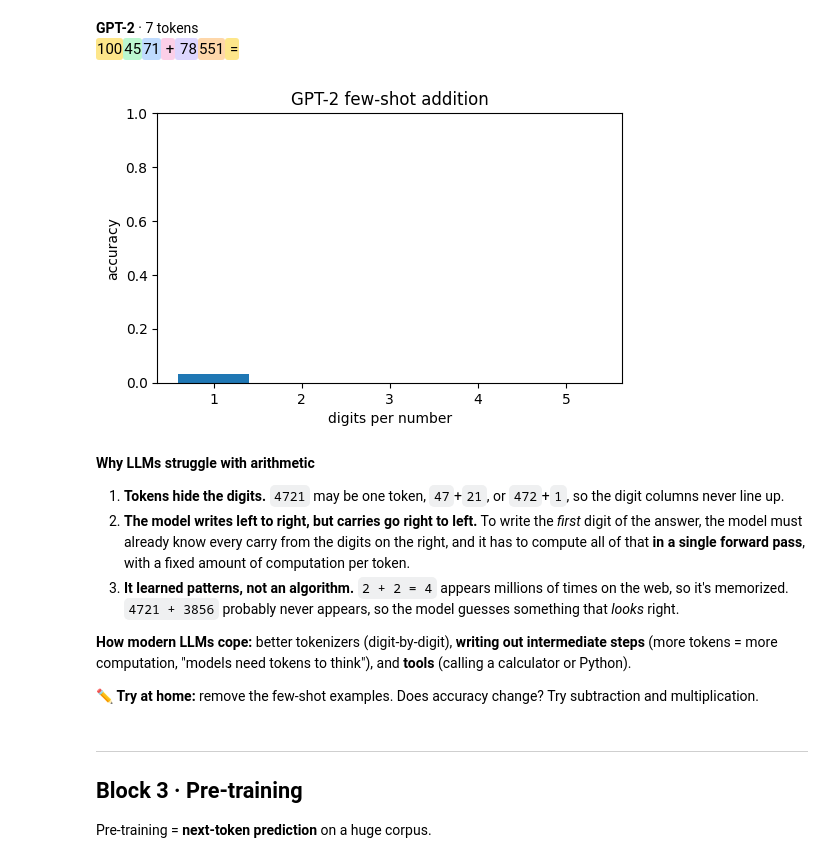
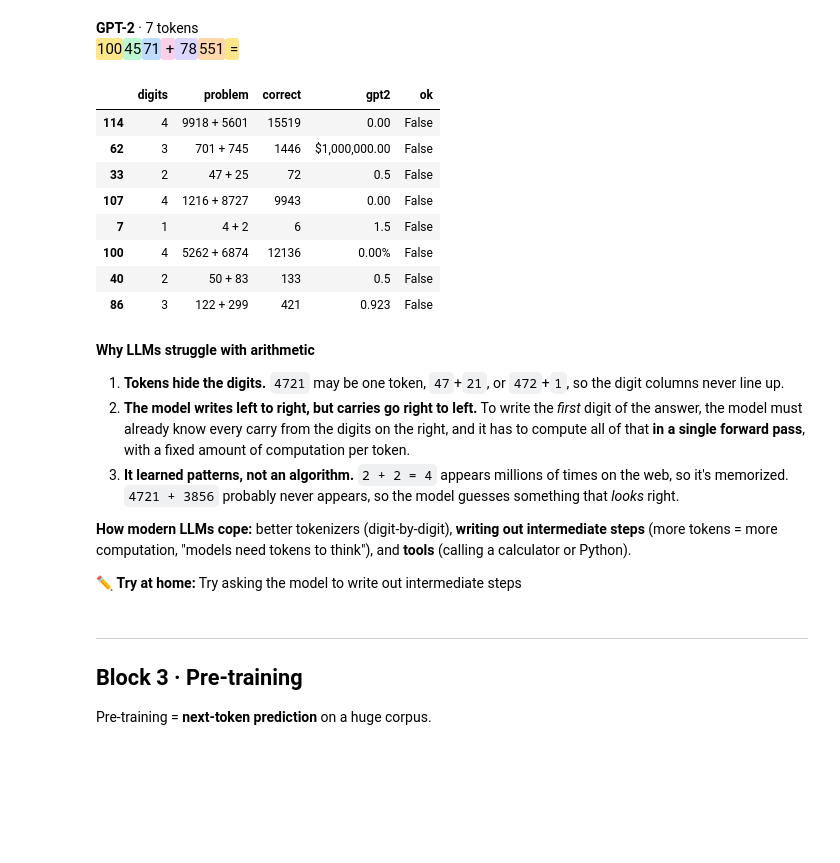
Before and after one commit to lopozz/ai-lectures, a Jupyter notebook: llm_train/llm_training_lab.ipynb, the cells around one changed output. Saved outputs shown, nothing was run; the diff lists cells and outputs as text; code cells hidden in the pictures; blank space fills up the shorter version.

```diff
--- a/llm_train/llm_training_lab.ipynb
+++ b/llm_train/llm_training_lab.ipynb
@@ -436,33 +466,33 @@ GPT-2 · 7 tokens
 1004571 + 78551 =
 # %%
 import random
-
-# A few solved examples so the model understands the format
-FEW_SHOT = "12 + 35 = 47\n58 + 21 = 79\n7 + 6 = 13\n140 + 23 = 163\n"
 
 @torch.no_grad()
 def ask_gpt2(a, b):
     """Ask GPT-2 to complete 'a + b =' (greedy decoding), return its answer as a string."""
-    prompt = FEW_SHOT + f"{a} + {b} ="
+    prompt = f"{a} + {b} ="
     ids = gpt2_tok(prompt, return_tensors="pt").input_ids.to(device)
     out = gpt2.generate(ids, max_new_tokens=10, do_sample=False, pad_token_id=gpt2_tok.eos_token_id)
     return gpt2_tok.decode(out[0, ids.shape[1]:]).split("\n")[0].strip()   # keep the first line only
 
 random.seed(0)
 results = []
 for n_digits in range(1, 6):
     lo, hi = (0 if n_digits == 1 else 10 ** (n_digits - 1)), 10 ** n_digits - 1
     for _ in range(30):
         a, b = random.randint(lo, hi), random.randint(lo, hi)
         answer = ask_gpt2(a, b)
         results.append(dict(digits=n_digits, problem=f"{a} + {b}", correct=str(a + b),
                             gpt2=answer, ok=answer == str(a + b)))
 res = pd.DataFrame(results)
-
-acc = res.groupby("digits")["ok"].mean()
-plt.figure(figsize=(6, 3.5))
-plt.bar(acc.index, acc.values)
-plt.xlabel("digits per number"); plt.ylabel("accuracy"); plt.ylim(0, 1)
-plt.title("GPT-2 few-shot addition"); plt.show()
+res[~res.ok].sample(8, random_state=0)
 # %% [output]
-[figure, removed]
+|  | digits | problem | correct | gpt2 | ok |
+| 114 | 4 | 9918 + 5601 | 15519 | 0.00 | False |
+| 62 | 3 | 701 + 745 | 1446 | $1,000,000.00 | False |
+| 33 | 2 | 47 + 25 | 72 | 0.5 | False |
+| 107 | 4 | 1216 + 8727 | 9943 | 0.00 | False |
+| 7 | 1 | 4 + 2 | 6 | 1.5 | False |
+| 100 | 4 | 5262 + 6874 | 12136 | 0.00% | False |
+| 40 | 2 | 50 + 83 | 133 | 0.5 | False |
+| 86 | 3 | 122 + 299 | 421 | 0.923 | False |
@@ -491,7 +509,7 @@ res[res.digits >= 3].apply(digit_check, axis=1).mean().to_frame("share of answer
 **How modern LLMs cope:** better tokenizers (digit-by-digit), **writing out intermediate steps** (more tokens = more
 computation, "models need tokens to think"), and **tools** (calling a calculator or Python).
 
-✏️ **Try at home:** remove the few-shot examples. Does accuracy change? Try subtraction and multiplication.
+✏️ **Try at home:** Try asking the model to write  out intermediate steps
 # %% [markdown]
 ---
 ## Block 3 · Pre-training
```
Also changed, not shown: parts of 40 cells of this notebook, 4 other files.
